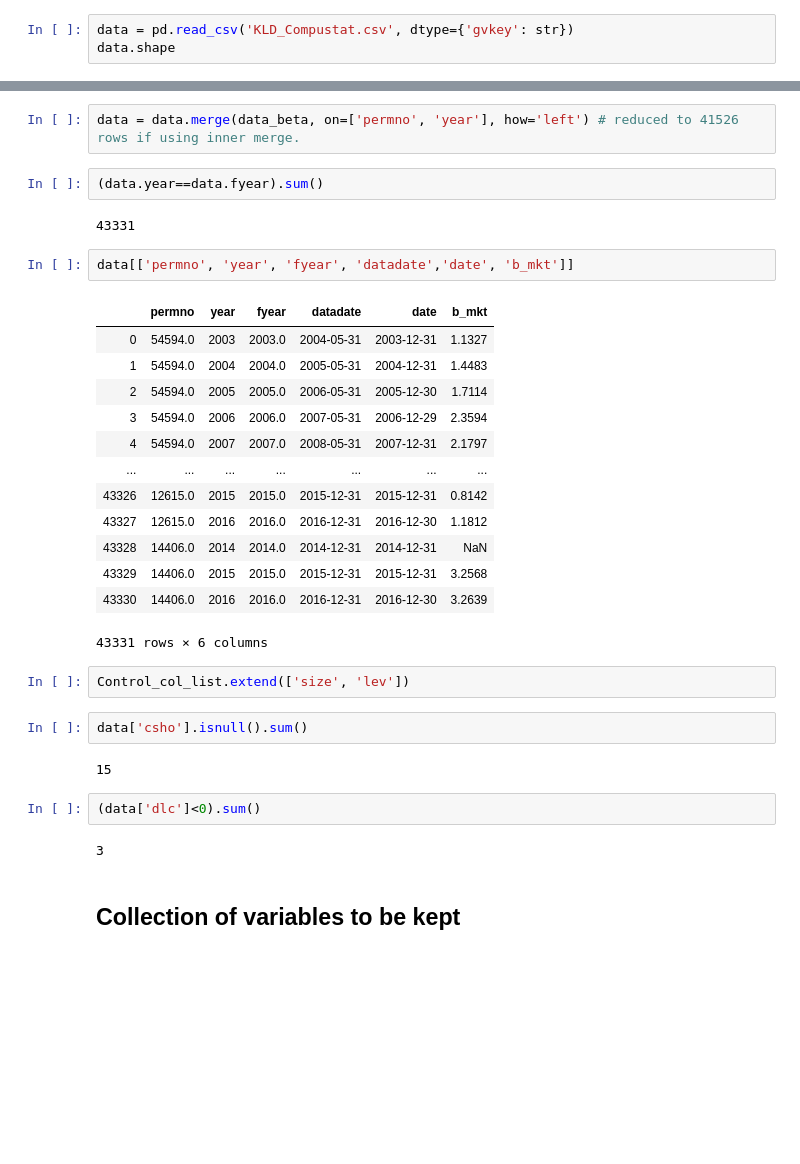
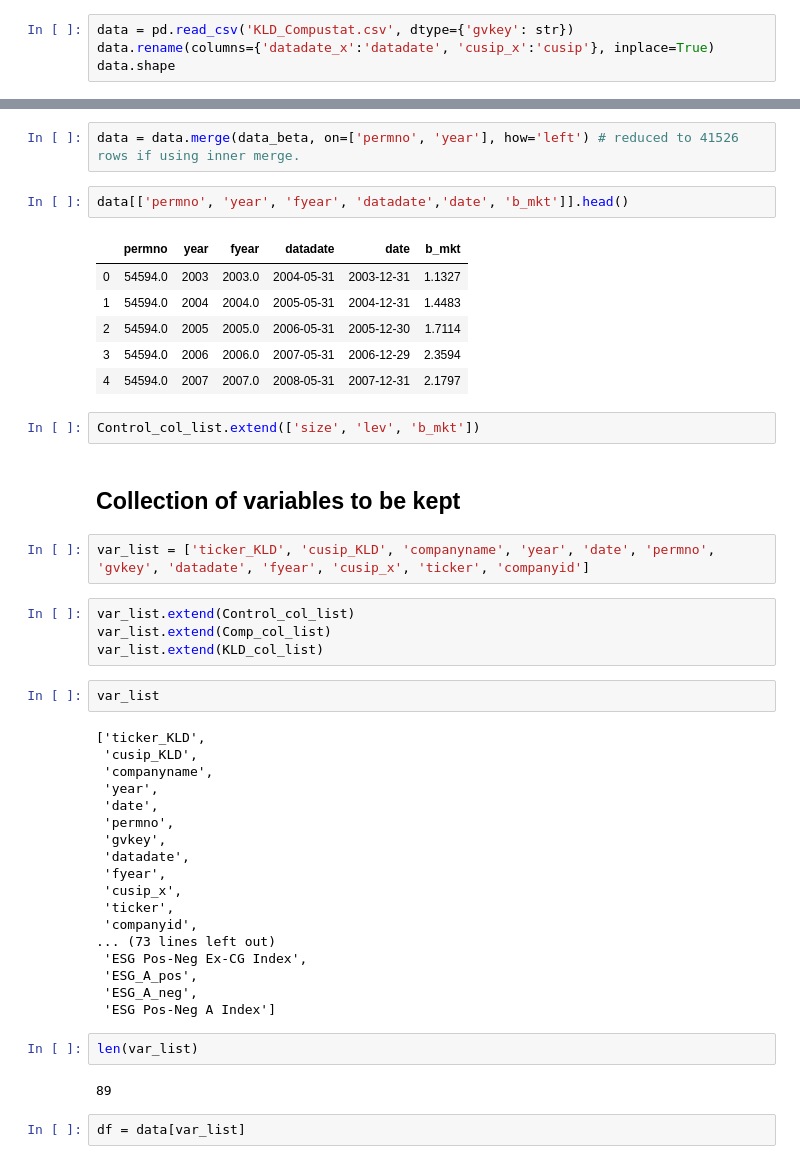
Before and after one commit to pakshingho/ESG, a Jupyter notebook: KLD_Compustat.ipynb, the cells around one changed output, grey strips where cells are left out. Drawn from its saved outputs; the diff is of its cells as text; blank space fills up the shorter version.

Commit message:
Extracted columns to be kept in KLD_Compustat.ipynb

```diff
--- a/KLD_Compustat.ipynb
+++ b/KLD_Compustat.ipynb
@@ -6,6 +6,7 @@ import numpy as np
 import matplotlib.pyplot as plt
 # %%
 data = pd.read_csv('KLD_Compustat.csv', dtype={'gvkey': str})
+data.rename(columns={'datadate_x':'datadate', 'cusip_x':'cusip'}, inplace=True)
 data.shape
 # %% [output]
 (43331, 1122)
@@ -968,35 +969,48 @@ data_beta.head()
 | 4 | 10001.0 | -0.1172 | 1993 |
 # %%
 data = data.merge(data_beta, on=['permno', 'year'], how='left') # reduced to 41526 rows if using inner merge.
-# %%
-(data.year==data.fyear).sum()
-# %% [output]
-43331
 # %%
-data[['permno', 'year', 'fyear', 'datadate','date', 'b_mkt']]
+data[['permno', 'year', 'fyear', 'datadate','date', 'b_mkt']].head()
 # %% [output]
 |  | permno | year | fyear | datadate | date | b_mkt |
 | 0 | 54594.0 | 2003 | 2003.0 | 2004-05-31 | 2003-12-31 | 1.1327 |
 | 1 | 54594.0 | 2004 | 2004.0 | 2005-05-31 | 2004-12-31 | 1.4483 |
 | 2 | 54594.0 | 2005 | 2005.0 | 2006-05-31 | 2005-12-30 | 1.7114 |
 | 3 | 54594.0 | 2006 | 2006.0 | 2007-05-31 | 2006-12-29 | 2.3594 |
 | 4 | 54594.0 | 2007 | 2007.0 | 2008-05-31 | 2007-12-31 | 2.1797 |
-| ... | ... | ... | ... | ... | ... | ... |
-| 43326 | 12615.0 | 2015 | 2015.0 | 2015-12-31 | 2015-12-31 | 0.8142 |
-| 43327 | 12615.0 | 2016 | 2016.0 | 2016-12-31 | 2016-12-30 | 1.1812 |
-| 43328 | 14406.0 | 2014 | 2014.0 | 2014-12-31 | 2014-12-31 | NaN |
-| 43329 | 14406.0 | 2015 | 2015.0 | 2015-12-31 | 2015-12-31 | 3.2568 |
-| 43330 | 14406.0 | 2016 | 2016.0 | 2016-12-31 | 2016-12-30 | 3.2639 |
-43331 rows × 6 columns
 # %%
-Control_col_list.extend(['size', 'lev'])
+Control_col_list.extend(['size', 'lev', 'b_mkt'])
-# %%
-data['csho'].isnull().sum()
-# %% [output]
-15
-# %%
-(data['dlc']<0).sum()
-# %% [output]
-3
 # %% [markdown]
 ## Collection of variables to be kept
+# %%
+var_list = ['ticker_KLD', 'cusip_KLD', 'companyname', 'year', 'date', 'permno', 'gvkey', 'datadate', 'fyear', 'cusip_x', 'ticker', 'companyid']
+# %%
+var_list.extend(Control_col_list)
+var_list.extend(Comp_col_list)
+var_list.extend(KLD_col_list)
+# %%
+var_list
+# %% [output]
+['ticker_KLD',
+ 'cusip_KLD',
+ 'companyname',
+ 'year',
+ 'date',
+ 'permno',
+ 'gvkey',
+ 'datadate',
+ 'fyear',
+ 'cusip_x',
+ 'ticker',
+ 'companyid',
+... (73 lines left out)
+ 'ESG Pos-Neg Ex-CG Index',
+ 'ESG_A_pos',
+ 'ESG_A_neg',
+ 'ESG Pos-Neg A Index']
+# %%
+len(var_list)
+# %% [output]
+89
+# %%
+df = data[var_list]
```
Also changed, not shown: parts of 5 cells of this notebook.
